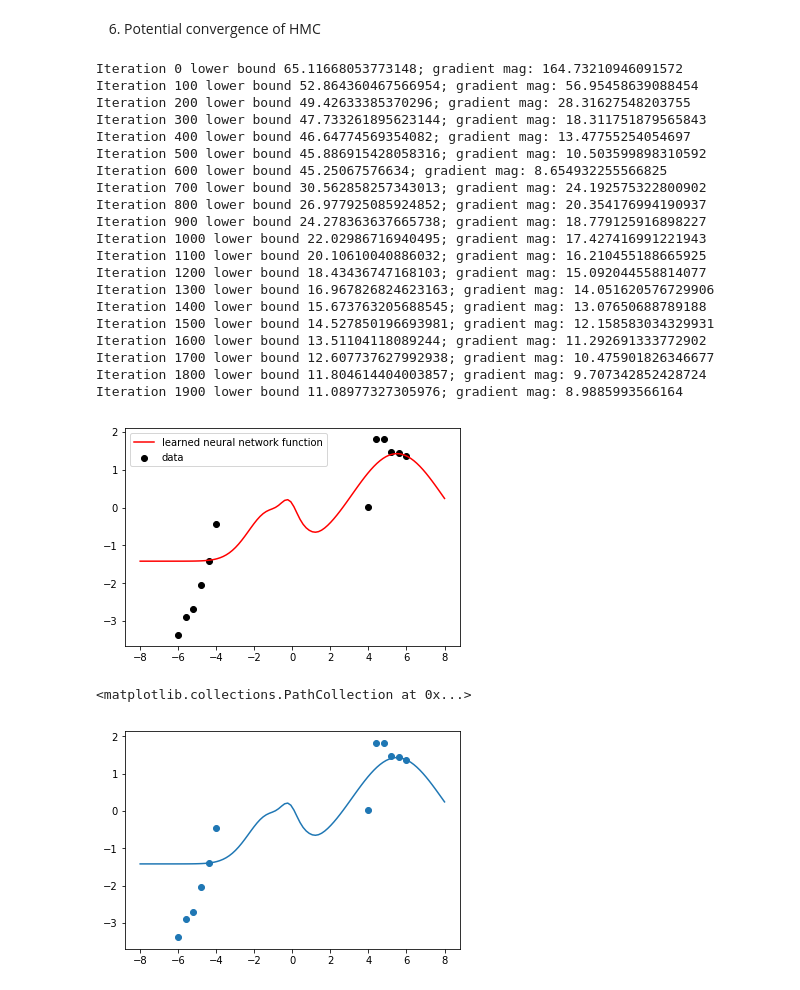
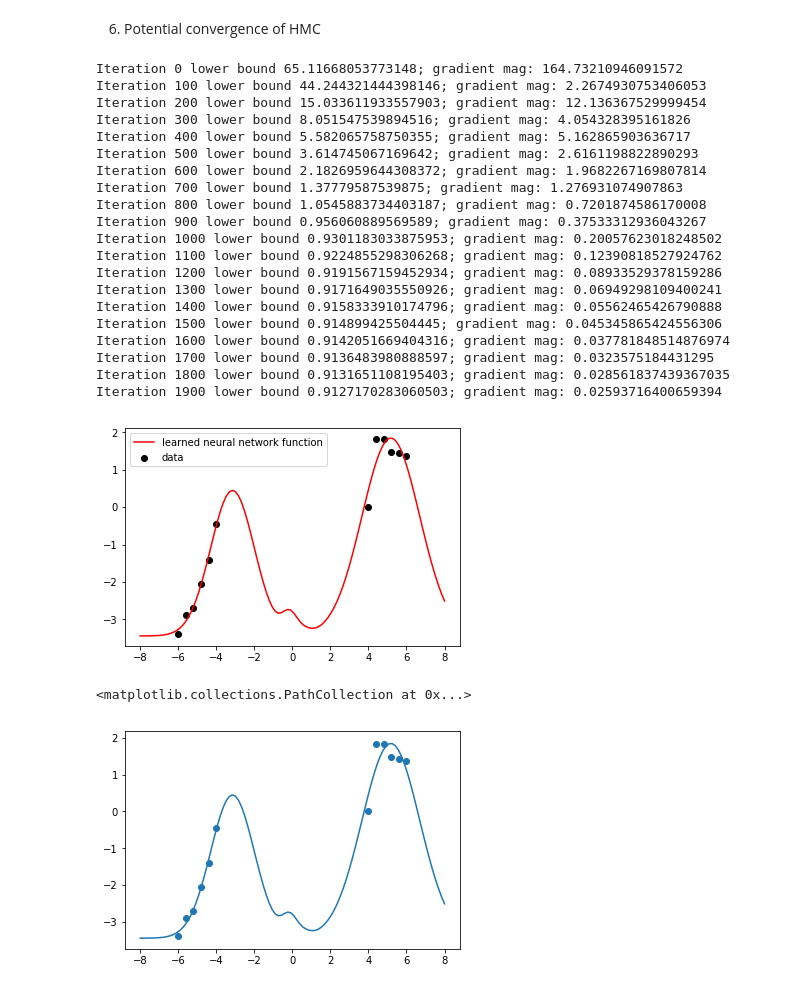
Before and after one commit to CoopLo/normalizingflows, a Jupyter notebook: AM207_HW8.ipynb, the cells around one changed output. Saved outputs shown, nothing was run; the diff lists cells and outputs as text; code cells hidden in the pictures.

```diff
--- a/AM207_HW8.ipynb
+++ b/AM207_HW8.ipynb
@@ -401,7 +401,8 @@ Sigma_W_inv = np.linalg.inv(Sigma_W)
 Sigma_W_det = np.linalg.det(Sigma_W)
 # %%
 # Now need to do VI things
-data = pd.read_csv("./HW7_data.csv")
+data = pd.read_csv("./HW7_data1.csv")
+print(data)
 y_train = data['y'].values
 x_train = data['x'].values[np.newaxis,]
 
@@ -487,54 +490,54 @@ architecture = {'width': width,
                'input_dim': input_dim,
                'output_dim': output_dim,
                'activation_fn_type': 'rbf',
                'activation_fn_params': 'c=0, alpha=1',
                'activation_fn': h}
 
 #set random state to make the experiments replicable
 rand_state = 0
 random = np.random.RandomState(rand_state)
 
 #instantiate a Feedforward neural network object
 nn = Feedforward(architecture, random=random)
 
 ###define design choices in gradient descent
-params = {'step_size':1e-3,
+params = {'step_size':1e-2,
           'max_iteration':2000,
           'random_restarts':1}
 
 #fit my neural network to minimize MSE on the given data
 nn.fit(x_train.reshape((1, -1)), y_train.reshape((1, -1)), params)
 
 x_test = np.linspace(-8, 8, 100)
 y_test = nn.forward(nn.weights, x_test.reshape((1, -1)))
 plt.scatter(x_train, y_train, color='black', label='data')
 plt.plot(x_test, y_test.flatten(), color='red', label='learned neural network function')
 plt.legend(loc='best')
 plt.show()
 
 copy_of_weights = np.copy(nn.weights)
 # %% [output]
 Iteration 0 lower bound 65.11668053773148; gradient mag: 164.73210946091572
-Iteration 100 lower bound 52.864360467566954; gradient mag: 56.95458639088454
-Iteration 200 lower bound 49.42633385370296; gradient mag: 28.31627548203755
-Iteration 300 lower bound 47.733261895623144; gradient mag: 18.311751879565843
-Iteration 400 lower bound 46.64774569354082; gradient mag: 13.47755254054697
-Iteration 500 lower bound 45.886915428058316; gradient mag: 10.503599898310592
-Iteration 600 lower bound 45.25067576634; gradient mag: 8.654932255566825
-Iteration 700 lower bound 30.562858257343013; gradient mag: 24.192575322800902
-Iteration 800 lower bound 26.977925085924852; gradient mag: 20.354176994190937
-Iteration 900 lower bound 24.278363637665738; gradient mag: 18.779125916898227
-Iteration 1000 lower bound 22.02986716940495; gradient mag: 17.427416991221943
-Iteration 1100 lower bound 20.10610040886032; gradient mag: 16.210455188665925
-Iteration 1200 lower bound 18.43436747168103; gradient mag: 15.092044558814077
-Iteration 1300 lower bound 16.967826824623163; gradient mag: 14.051620576729906
-Iteration 1400 lower bound 15.673763205688545; gradient mag: 13.07650688789188
-Iteration 1500 lower bound 14.527850196693981; gradient mag: 12.158583034329931
-Iteration 1600 lower bound 13.51104118089244; gradient mag: 11.292691333772902
-Iteration 1700 lower bound 12.607737627992938; gradient mag: 10.475901826346677
-Iteration 1800 lower bound 11.804614404003857; gradient mag: 9.707342852428724
-Iteration 1900 lower bound 11.08977327305976; gradient mag: 8.9885993566164
+Iteration 100 lower bound 44.244321444398146; gradient mag: 2.2674930753406053
+Iteration 200 lower bound 15.033611933557903; gradient mag: 12.136367529999454
+Iteration 300 lower bound 8.051547539894516; gradient mag: 4.054328395161826
+Iteration 400 lower bound 5.582065758750355; gradient mag: 5.162865903636717
+Iteration 500 lower bound 3.614745067169642; gradient mag: 2.6161198822890293
+Iteration 600 lower bound 2.1826959644308372; gradient mag: 1.9682267169807814
+Iteration 700 lower bound 1.37779587539875; gradient mag: 1.276931074907863
+Iteration 800 lower bound 1.0545883734403187; gradient mag: 0.7201874586170008
+Iteration 900 lower bound 0.956060889569589; gradient mag: 0.37533312936043267
+Iteration 1000 lower bound 0.9301183033875953; gradient mag: 0.20057623018248502
+Iteration 1100 lower bound 0.9224855298306268; gradient mag: 0.12390818527924762
+Iteration 1200 lower bound 0.9191567159452934; gradient mag: 0.08933529378159286
+Iteration 1300 lower bound 0.9171649035550926; gradient mag: 0.06949298109400241
+Iteration 1400 lower bound 0.9158333910174796; gradient mag: 0.05562465426790888
+Iteration 1500 lower bound 0.914899425504445; gradient mag: 0.045345865424556306
+Iteration 1600 lower bound 0.9142051669404316; gradient mag: 0.037781848514876974
+Iteration 1700 lower bound 0.9136483980888597; gradient mag: 0.0323575184431295
+Iteration 1800 lower bound 0.9131651108195403; gradient mag: 0.028561837439367035
+Iteration 1900 lower bound 0.9127170283060503; gradient mag: 0.02593716400659394
-[figure, old version]
+[figure, new version]
 # %%
 mu = nn.forward(copy_of_weights, x_train[np.newaxis,])
 fig, ax = plt.subplots()
@@ -543,7 +546,7 @@ ax.plot(xs, nn.forward(copy_of_weights, xs[np.newaxis,])[0][0])
 ax.scatter(x_train,y_train)
 # %% [output]
 <matplotlib.collections.PathCollection at 0x...>
-[figure, old version]
+[figure, new version]
 # %%
 nnn = Feedforward(architecture, random=random)
 def log_joint(w, mu=mu, sig1=5., y=y, sig2=0.5, N=16, nn=nnn):
```
Also changed, not shown: parts of 9 cells of this notebook.
